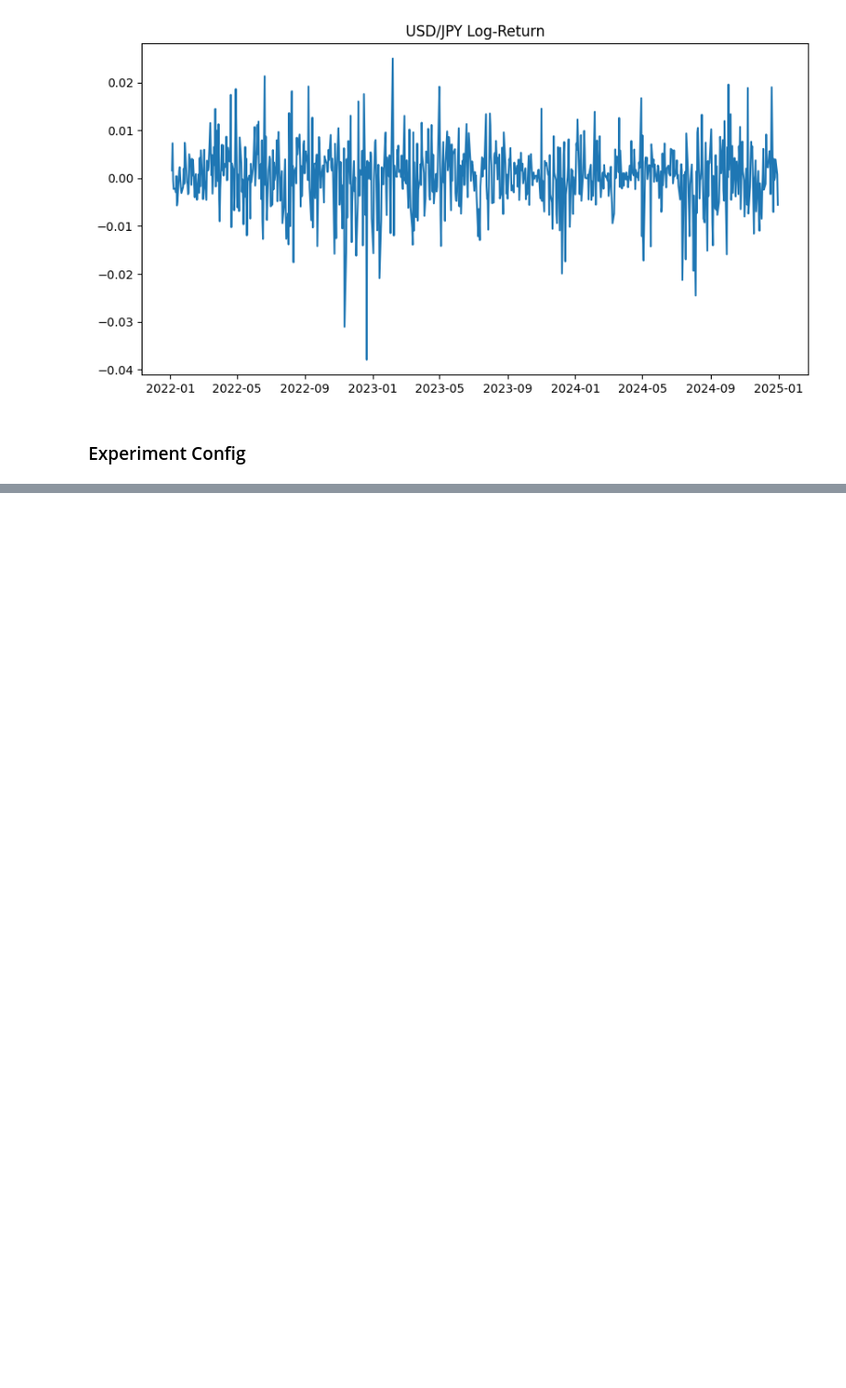
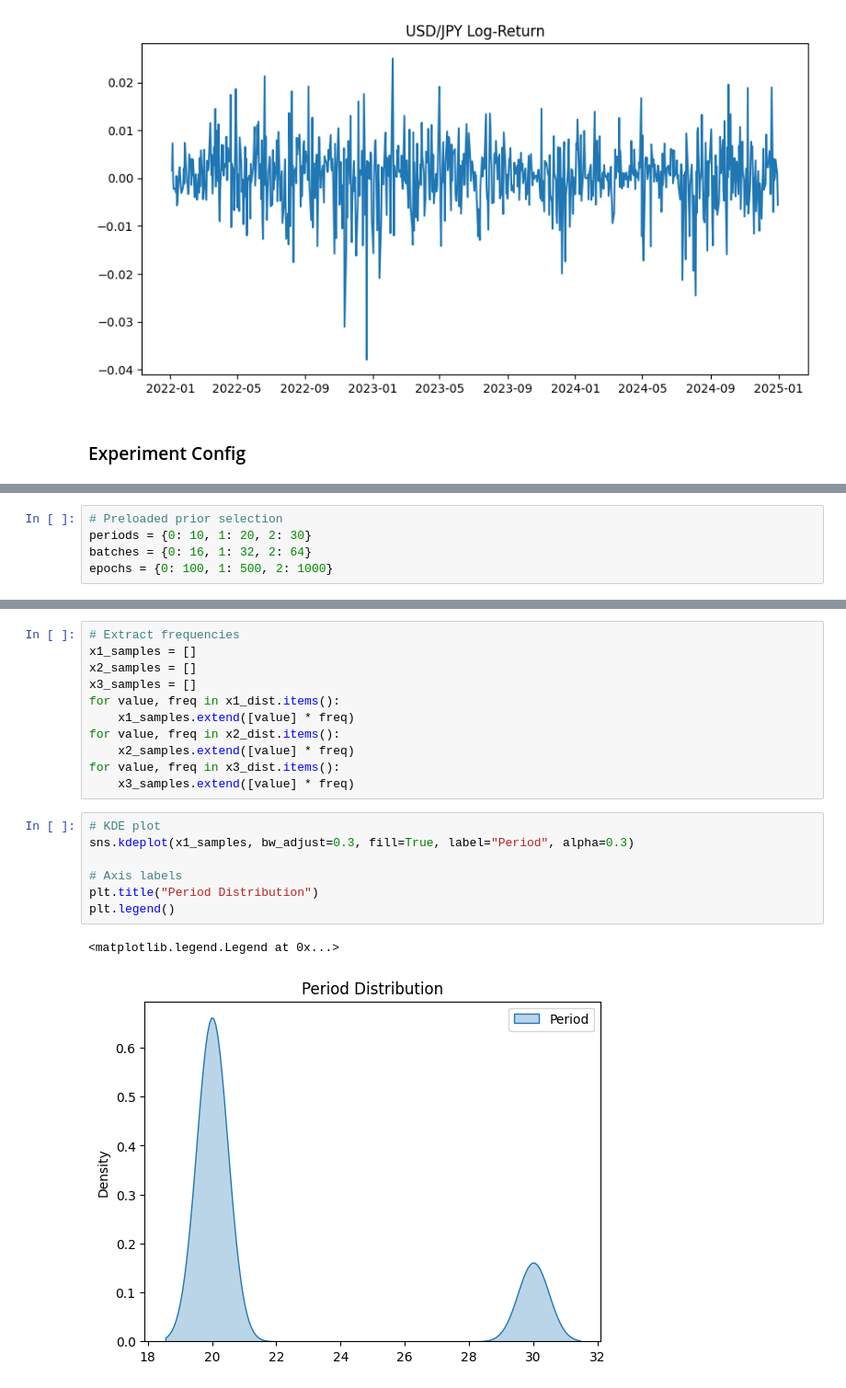
Before and after one commit to Chase-Grajeda/quantum-hypertuning, a Jupyter notebook: src/lstnet_demo.ipynb, the cells around one changed output, grey strips where cells are left out. Shown at 92% size. Saved outputs shown, nothing was run; the diff lists cells and outputs as text; blank space fills up the shorter version.

```diff
--- a/src/lstnet_demo.ipynb
+++ b/src/lstnet_demo.ipynb
@@ -235,0 +135,5 @@ Text(0.5, 1.0, 'Out of Sample USD/JPY Log-Return')
+# %%
+# Preloaded prior selection
+periods = {0: 10, 1: 20, 2: 30}
+batches = {0: 16, 1: 32, 2: 64}
+epochs = {0: 100, 1: 500, 2: 1000}
@@ -235,0 +291,21 @@ Text(0.5, 1.0, 'Out of Sample USD/JPY Log-Return')
+# %%
+# Extract frequencies
+x1_samples = []
+x2_samples = []
+x3_samples = []
+for value, freq in x1_dist.items():
+    x1_samples.extend([value] * freq)
+for value, freq in x2_dist.items():
+    x2_samples.extend([value] * freq)
+for value, freq in x3_dist.items():
+    x3_samples.extend([value] * freq)
+# %%
+# KDE plot
+sns.kdeplot(x1_samples, bw_adjust=0.3, fill=True, label="Period", alpha=0.3)
+
+# Axis labels
+plt.title("Period Distribution")
+plt.legend()
+# %% [output]
+<matplotlib.legend.Legend at 0x...>
+[figure, added]
```
Also changed, not shown: parts of 49 cells of this notebook.
